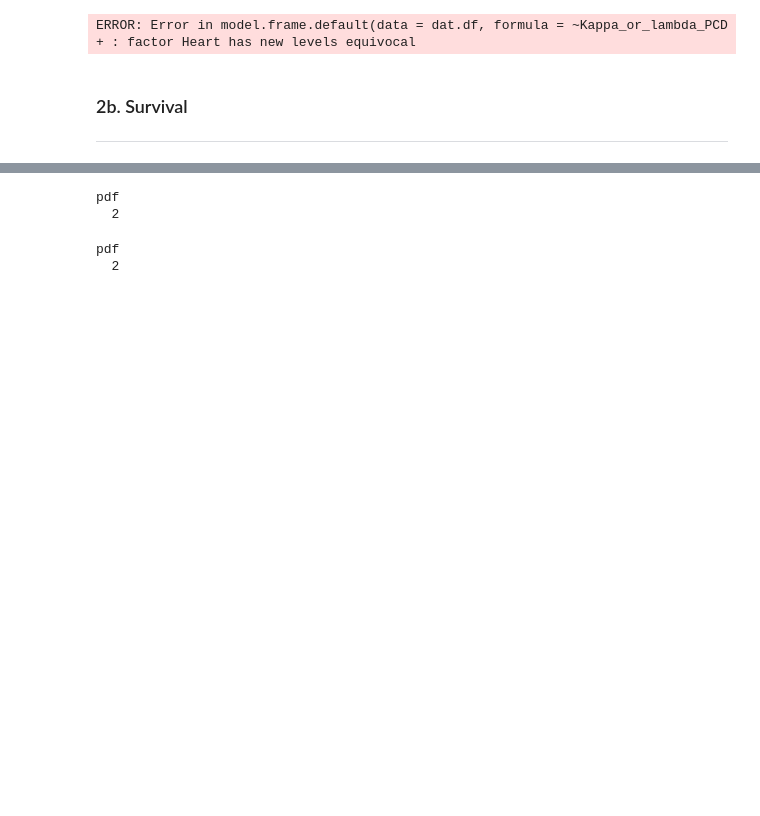
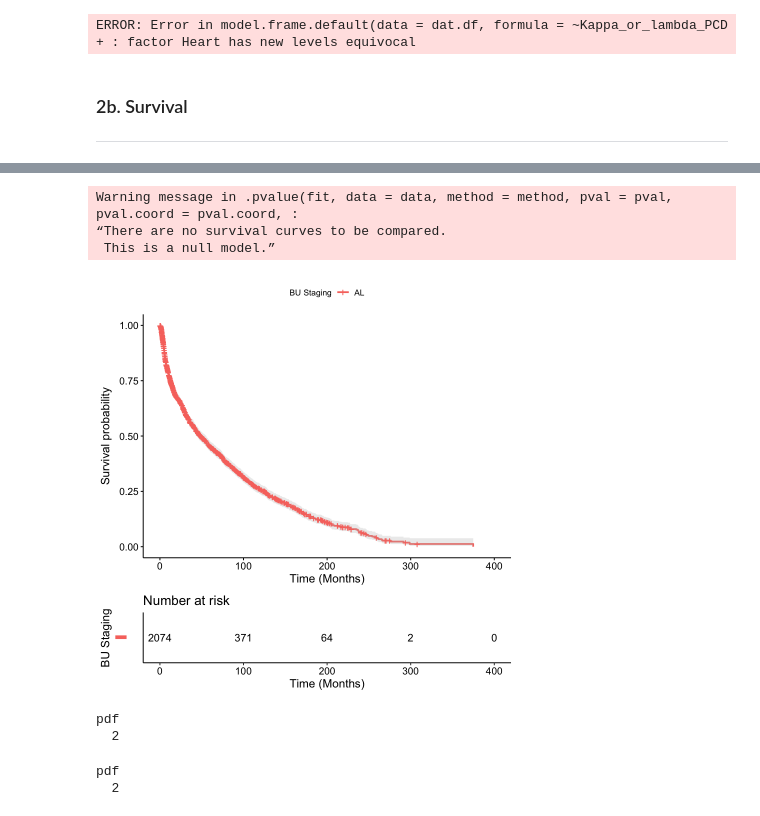
Before and after one commit to shankara-a/amyloidosis_bmc_2023, a Jupyter notebook: 04_survival.ipynb, the cells around one changed output, grey strips where cells are left out. Drawn from its saved outputs; the diff is of its cells as text; code cells hidden in the pictures; blank space fills up the shorter version.

Commit message:
Updated survival analysis

```diff
--- a/04_survival.ipynb
+++ b/04_survival.ipynb
@@ -81,9 +84,28 @@ pdf
 
 * Using `mice` imputed dataset to `consensusClusterPlus`
 # %%
-clust.df <- read.table("data/processed/AL_with_ccp_03.tsv", sep="\t", header=T, row.names='Code.ID')
-data.df$cluster <- clust.df[as.character(data.df$Code.ID),"cluster"]
+data.df <- read.table("data/processed/AL_with_ccp_v2_03.tsv", sep="\t", header=T, row.names='Code.ID')
+
+# Rename columns
+column_mapping <- c("LC.Isotype"="Kappa_or_lambda_PCD",
+                    "BU.Cardiac.Stage"="BU__BNP_based__cardiac_staging",
+                    "BMPC.%"="Bone_marrow_plasma_cells____"
+                   )
+
+data.df <- data.df %>% rename(!!!column_mapping)
+
+# Collapse Race
+data.df <- data.df %>%
+   mutate(Race = ifelse(Race %in% c('American_Indian_Alaska_Native','Multiracial','Native_Hawaiian_Pacific', 'Unknown/other'), 'Other', Race))
+
+# Fix NULL values
+data.df <- data.df %>% mutate(BU.Cardiac.Stage = ifelse(BU.Cardiac.Stage=="", NA, BU.Cardiac.Stage))
+data.df <- data.df %>% mutate(Primary_organ = ifelse(Primary_organ=="", NA, Primary_organ))
+data.df <- data.df %>% mutate(LC.Isotype = ifelse(LC.Isotype=="", NA, LC.Isotype))
 
 # assign cluster to var
-data.df$cluster <- as.factor(data.df$cluster)
-data.filt.df <- data.df[complete.cases(data.df[,"cluster"]),]
+data.df$agg_clust_3 <- factor(data.df$agg_clust_3, levels=c("Low","Intermediate","High"))
+data.df$agg_clust_4 <- factor(data.df$agg_clust_4, levels=c("Low","Low-Intermediate","Intermediate","High"))
+data.df$cluster <- factor(data.df$cluster, levels=c("Low","Intermediate","High"))
+
+data.filt.df <- data.df[complete.cases(data.df[,"agg_clust_3"]),]
@@ -273,3 +352,11 @@ ERROR: Error in model.frame.default(data = dat.df, formula = ~Kappa_or_lambda_PC
+# %%
+fit <- survfit(Surv(time, status) ~ 1, data=data.filt.df)
+plotSurv(fit, data.filt.df, "BU Staging", c("AL"))
+# %% [output]
+Warning message in .pvalue(fit, data = data, method = method, pval = pval, pval.coord = pval.coord, :
+“There are no survival curves to be compared.
+ This is a null model.”
+[figure, added]
 # %%
 fit <- survfit(Surv(time, status) ~ BU.Cardiac.Stage, data=data.filt.df)
 
```
Also changed, not shown: parts of 10 cells of this notebook, 2 other files.
